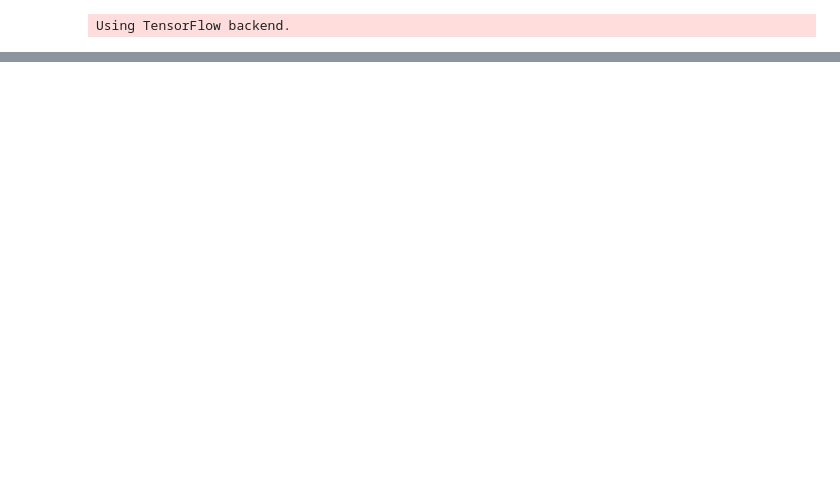
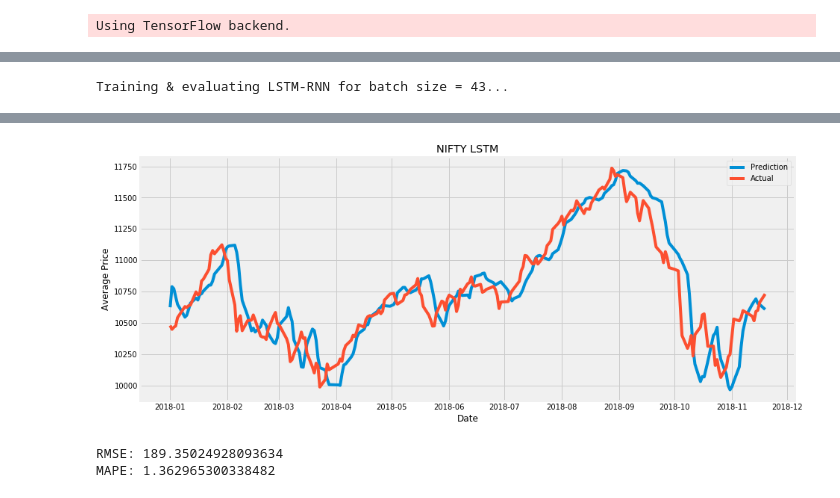
Before and after one commit to ReetBarik/Machine-Learning-Project, a Jupyter notebook: ipython notebooks/Mutivariate-LSTM.ipynb, the cells around one changed output, grey strips where cells are left out. Saved outputs shown, nothing was run; the diff lists cells and outputs as text; code cells hidden in the pictures; blank space fills up the shorter version.

```diff
--- a/ipython notebooks/Mutivariate-LSTM.ipynb
+++ b/ipython notebooks/Mutivariate-LSTM.ipynb
@@ -179,0 +89,71 @@ MAPE: 1.2459350412031964
+# %%
+np.random.seed(10)
+title = 'NIFTY LSTM'
+look_back = 5
+x = get_data('../ml-project-data/NIFTY_train.csv', 0)
+y = x.loc[: , "High":"Low"].mean(axis=1)
+data_y = y
+x_lag = pd.DataFrame()
+for i in range(look_back,0,-1):
+    x_lag['t-'+str(i)] = y.shift(i)
+x = x_lag
+
+x = x.iloc[look_back:]
+y = y.iloc[look_back:]
+
+act_data = get_data('../ml-project-data/NIFTY_test.csv', 0)
+act = act_data.loc[: , "High":"Low"].mean(axis=1)
+idx = act_data.index
+act_y = act
+act = pd.concat([y[-5:], act])
+
+act_lag = pd.DataFrame()
+for i in range(look_back,0,-1):
+    act_lag['t-'+str(i)] = act.shift(i)
+
+act = act_lag[look_back:]
+
+scaler = MinMaxScaler()
+x = scaler.fit_transform(x.values)
+y = scaler.fit_transform(y.values.reshape(-1, 1))
+act = scaler.fit_transform(act.values)
+act_y = scaler.fit_transform(act_y.values.reshape(-1, 1))
+
+i, j = x.shape
+x = x.reshape(1, i , j)
+y = y.reshape(1, len(y), 1)
+i,j = act.shape
+act = act.reshape(1, i , j)
+act_y = act_y.reshape(1, len(act_y), 1)
+
+
+min_bs = 43
+np.random.seed(10)
+mse_val, y_hat = evaluate_models(look_back, min_bs, x, y, act, act_y, True)
+
+y_hat = y_hat.reshape(len(y_hat[0]))
+act = act_y.reshape(len(act_y[0]))
+
+preds = pd.DataFrame(y_hat,columns=['Prediction'],index=idx)
+actuals = pd.DataFrame(act,columns=['Actual'],index=idx)
+
+preds = scaler.inverse_transform(preds)
+actuals = scaler.inverse_transform(actuals)
+
+plt.figure(figsize=(14,6))
+plt.plot(idx, preds, label="Prediction")
+plt.plot(idx, actuals, label="Actual")
+plt.ylabel("Average Price")
+plt.xlabel('Date')
+plt.title(title)
+plt.legend(loc="best")
+plt.show()
+
+
+rms = sqrt(mean_squared_error(actuals, preds))
+print('RMSE: ' + str(rms))
+
+mape = np.mean(np.abs((actuals - preds) / actuals)) * 100
+print('MAPE: ' + str(mape))
+# %% [output]
+Training & evaluating LSTM-RNN for batch size = 43...
@@ -180 +177,4 @@ MAPE: 1.2459350412031964
+[figure, added]
+RMSE: 189.35024928093634
+MAPE: 1.362965300338482
 # %%
```
Also changed, not shown: parts of 23 cells of this notebook, 1 other file.
